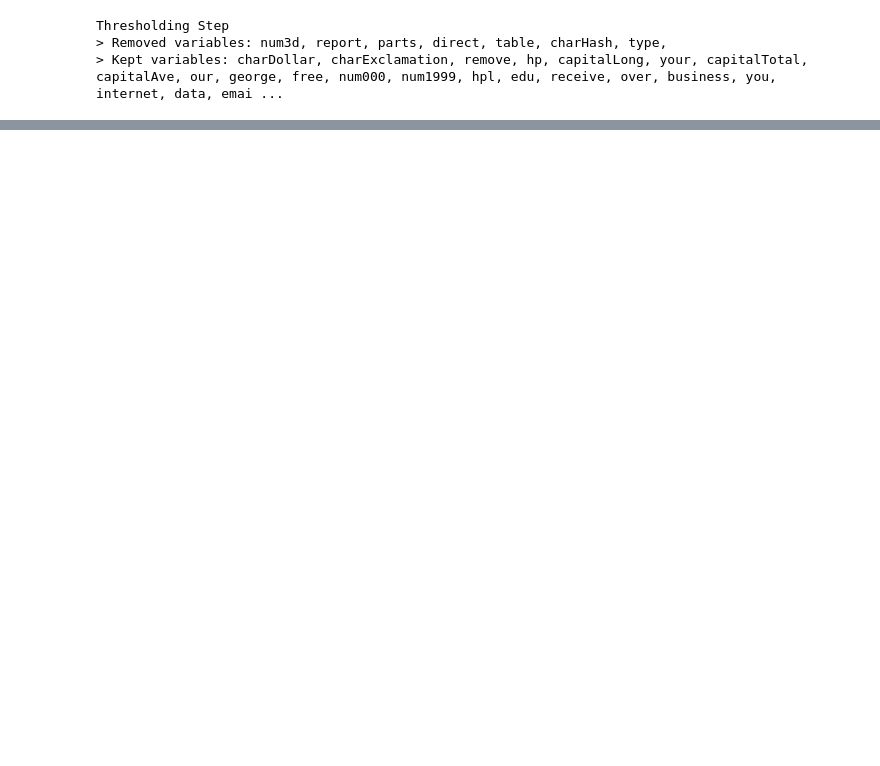
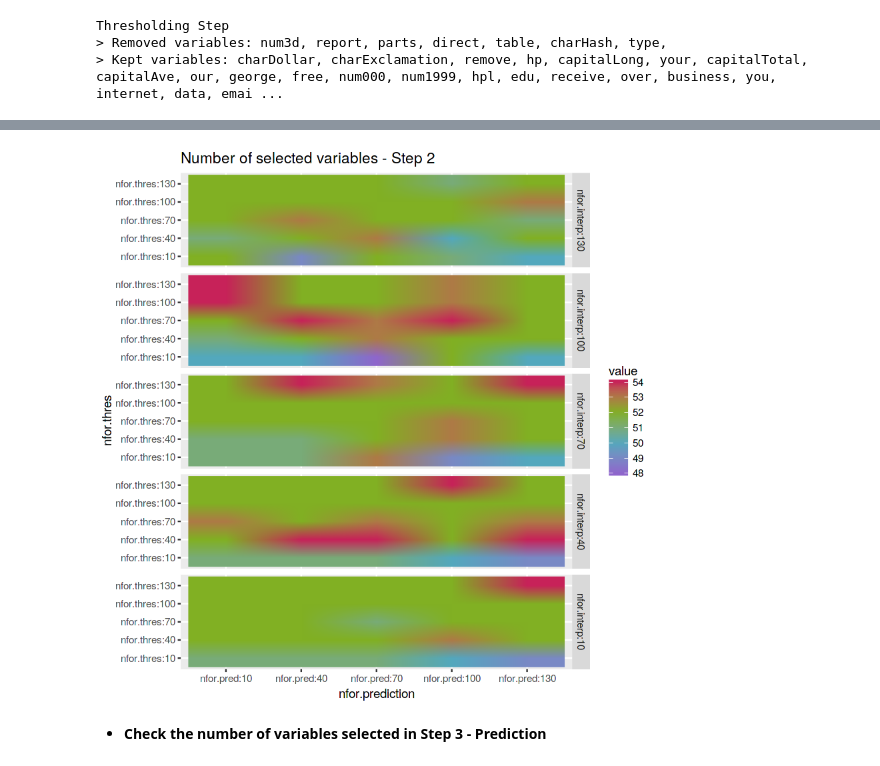
Before and after one commit to guzmanlopez/ACRRF_course, a Jupyter notebook: trabajo-final.ipynb, the cells around one changed output, grey strips where cells are left out. Saved outputs shown, nothing was run; the diff lists cells and outputs as text; code cells hidden in the pictures; blank space fills up the shorter version.

```diff
--- a/trabajo-final.ipynb
+++ b/trabajo-final.ipynb
@@ -1454,2 +1529,13 @@ Prediction Step
+# %%
+matrix_nfor.interpret <- reshape2::melt(array.numberof.varselect.thres[,1,]) %>%
+                        mutate(nfor.interp = "nfor.interp:10") %>%
+                            rbind(reshape2::melt(array.numberof.varselect.thres[,2,]) %>%
+                                    mutate(nfor.interp = "nfor.interp:40")) %>%
+                                        rbind(reshape2::melt(array.numberof.varselect.thres[,3,]) %>%
+                                                mutate(nfor.interp = "nfor.interp:70")) %>%
+                                                    rbind(reshape2::melt(array.numberof.varselect.thres[,4,]) %>%
+                                                         mutate(nfor.interp = "nfor.interp:100")) %>%
+                                                            rbind(reshape2::melt(array.numberof.varselect.thres[,5,]) %>%
+                                                                    mutate(nfor.interp = "nfor.interp:130"))
 # %%
 save.image("data.RData")
@@ -1551,0 +1542,15 @@ ERROR: Error in parse(text = x, srcfile = src): <text>:8:0: unexpected end of in
+# %%
+# Plot matrix
+ggplot(matrix_nfor.interpret) +
+geom_raster(aes(x = Var2, y = Var1, fill = value), interpolate = TRUE) +
+labs(x = "nfor.prediction", y = "nfor.thres", title = "Number of selected variables - Step 2") +
+scale_fill_gradientn(colours = c(purple, blue, green, red)) +
+facet_grid(factor(nfor.interp, levels = c("nfor.interp:130",
+                                         "nfor.interp:100",
+                                         "nfor.interp:70",
+                                         "nfor.interp:40",
+                                         "nfor.interp:10")) ~ .)
+# %% [output]
+[figure, added]
+# %% [markdown]
+- **Check the number of variables selected in Step 3 - Prediction**
```
Also changed, not shown: parts of 78 cells of this notebook, 27 other files.
